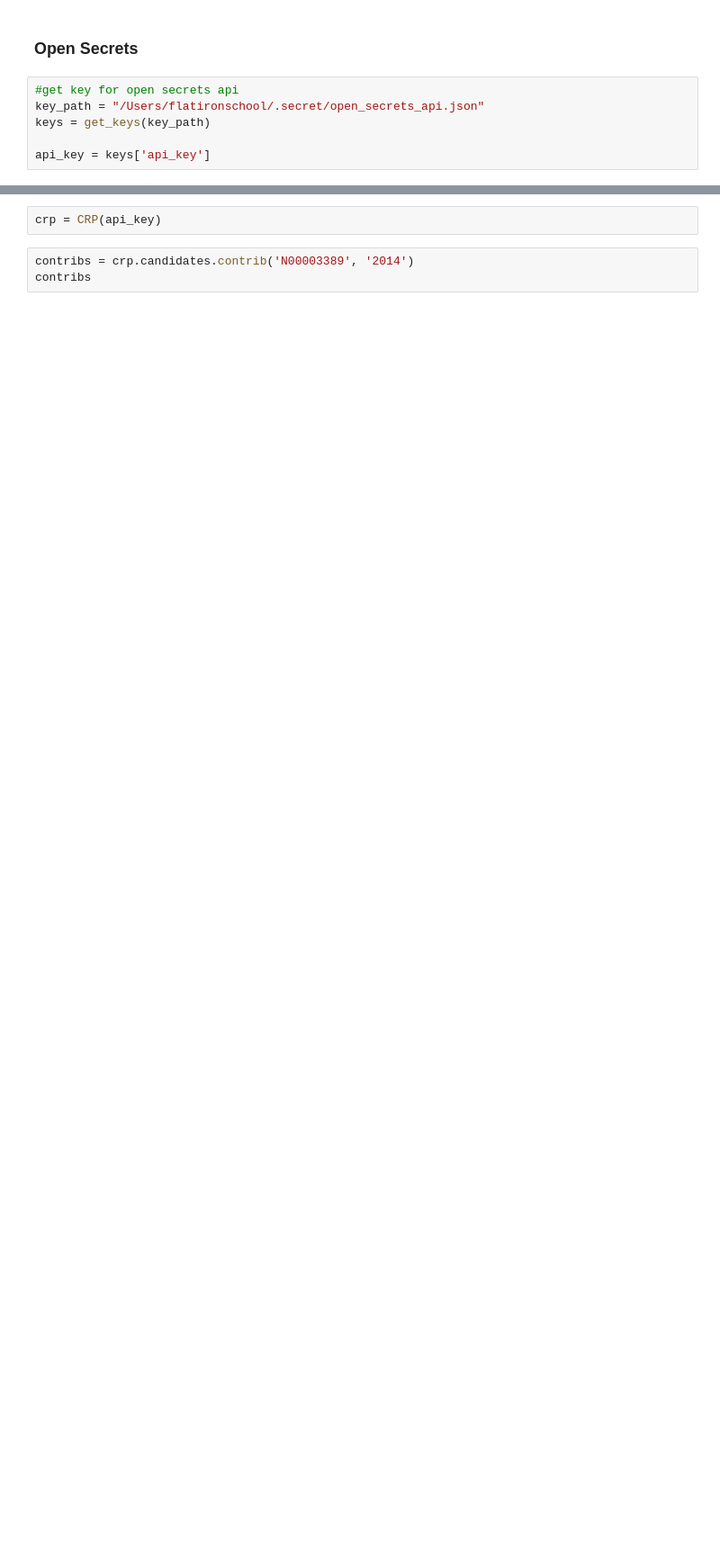
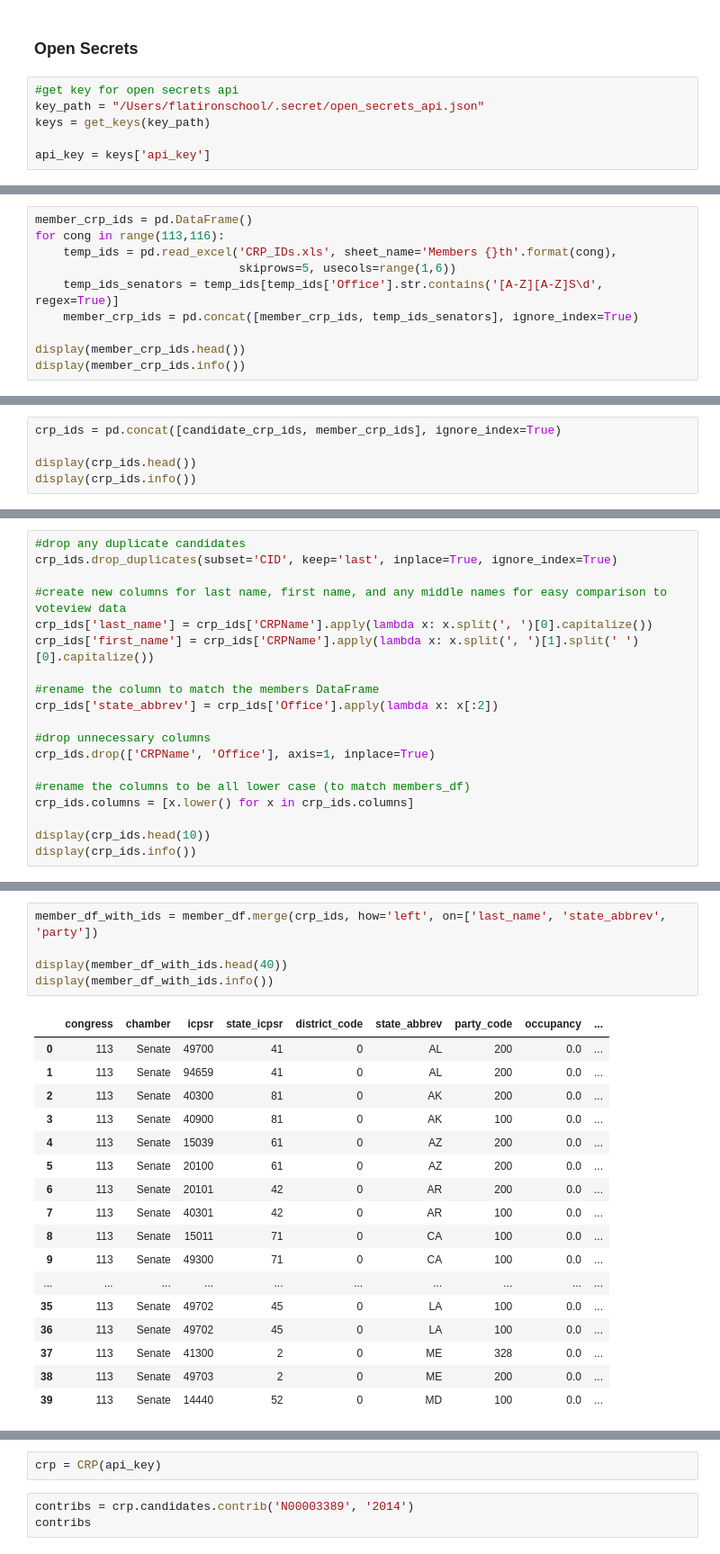
Before and after one commit to zapatos24/senator_nlp_vote_prediction, a Jupyter notebook: sm_project_data_gathering.ipynb, the cells around one changed output, grey strips where cells are left out. Shown at 90% size. Cells and saved outputs as stored; diff of their text form; blank space fills up the shorter version.

Commit message:
modify CRP_IDs sheet labels to follow same format for loop construction and almost fully join members from Voteview with crp ids from open secrets

```diff
--- a/sm_project_data_gathering.ipynb
+++ b/sm_project_data_gathering.ipynb
@@ -280 +259,11 @@ memory usage: 38.2+ KB
 None
+# %%
+member_crp_ids = pd.DataFrame()
+for cong in range(113,116):
+    temp_ids = pd.read_excel('CRP_IDs.xls', sheet_name='Members {}th'.format(cong),
+                             skiprows=5, usecols=range(1,6))
+    temp_ids_senators = temp_ids[temp_ids['Office'].str.contains('[A-Z][A-Z]S\d', regex=True)]
+    member_crp_ids = pd.concat([member_crp_ids, temp_ids_senators], ignore_index=True)
+
+display(member_crp_ids.head())
+display(member_crp_ids.info())
@@ -280,0 +290,5 @@ None
+# %%
+crp_ids = pd.concat([candidate_crp_ids, member_crp_ids], ignore_index=True)
+
+display(crp_ids.head())
+display(crp_ids.info())
@@ -280,0 +315,19 @@ None
+# %%
+#drop any duplicate candidates
+crp_ids.drop_duplicates(subset='CID', keep='last', inplace=True, ignore_index=True)
+
+#create new columns for last name, first name, and any middle names for easy comparison to voteview data
+crp_ids['last_name'] = crp_ids['CRPName'].apply(lambda x: x.split(', ')[0].capitalize())
+crp_ids['first_name'] = crp_ids['CRPName'].apply(lambda x: x.split(', ')[1].split(' ')[0].capitalize())
+
+#rename the column to match the members DataFrame
+crp_ids['state_abbrev'] = crp_ids['Office'].apply(lambda x: x[:2])
+
+#drop unnecessary columns
+crp_ids.drop(['CRPName', 'Office'], axis=1, inplace=True)
+
+#rename the columns to be all lower case (to match members_df)
+crp_ids.columns = [x.lower() for x in crp_ids.columns]
+
+display(crp_ids.head(10))
+display(crp_ids.info())
@@ -280,0 +360,23 @@ None
+# %%
+member_df_with_ids = member_df.merge(crp_ids, how='left', on=['last_name', 'state_abbrev', 'party'])
+
+display(member_df_with_ids.head(40))
+display(member_df_with_ids.info())
+# %% [output]
+|  | congress | chamber | icpsr | state_icpsr | district_code | state_abbrev | party_code | occupancy | ... |
+| 0 | 113 | Senate | 49700 | 41 | 0 | AL | 200 | 0.0 | ... |
+| 1 | 113 | Senate | 94659 | 41 | 0 | AL | 200 | 0.0 | ... |
+| 2 | 113 | Senate | 40300 | 81 | 0 | AK | 200 | 0.0 | ... |
+| 3 | 113 | Senate | 40900 | 81 | 0 | AK | 100 | 0.0 | ... |
+| 4 | 113 | Senate | 15039 | 61 | 0 | AZ | 200 | 0.0 | ... |
+| 5 | 113 | Senate | 20100 | 61 | 0 | AZ | 200 | 0.0 | ... |
+| 6 | 113 | Senate | 20101 | 42 | 0 | AR | 200 | 0.0 | ... |
+| 7 | 113 | Senate | 40301 | 42 | 0 | AR | 100 | 0.0 | ... |
+| 8 | 113 | Senate | 15011 | 71 | 0 | CA | 100 | 0.0 | ... |
+| 9 | 113 | Senate | 49300 | 71 | 0 | CA | 100 | 0.0 | ... |
+| ... | ... | ... | ... | ... | ... | ... | ... | ... | ... |
+| 35 | 113 | Senate | 49702 | 45 | 0 | LA | 100 | 0.0 | ... |
+| 36 | 113 | Senate | 49702 | 45 | 0 | LA | 100 | 0.0 | ... |
+| 37 | 113 | Senate | 41300 | 2 | 0 | ME | 328 | 0.0 | ... |
+| 38 | 113 | Senate | 49703 | 2 | 0 | ME | 200 | 0.0 | ... |
+| 39 | 113 | Senate | 14440 | 52 | 0 | MD | 100 | 0.0 | ... |
```
Also changed, not shown: parts of 15 cells of this notebook, 1 other file.
